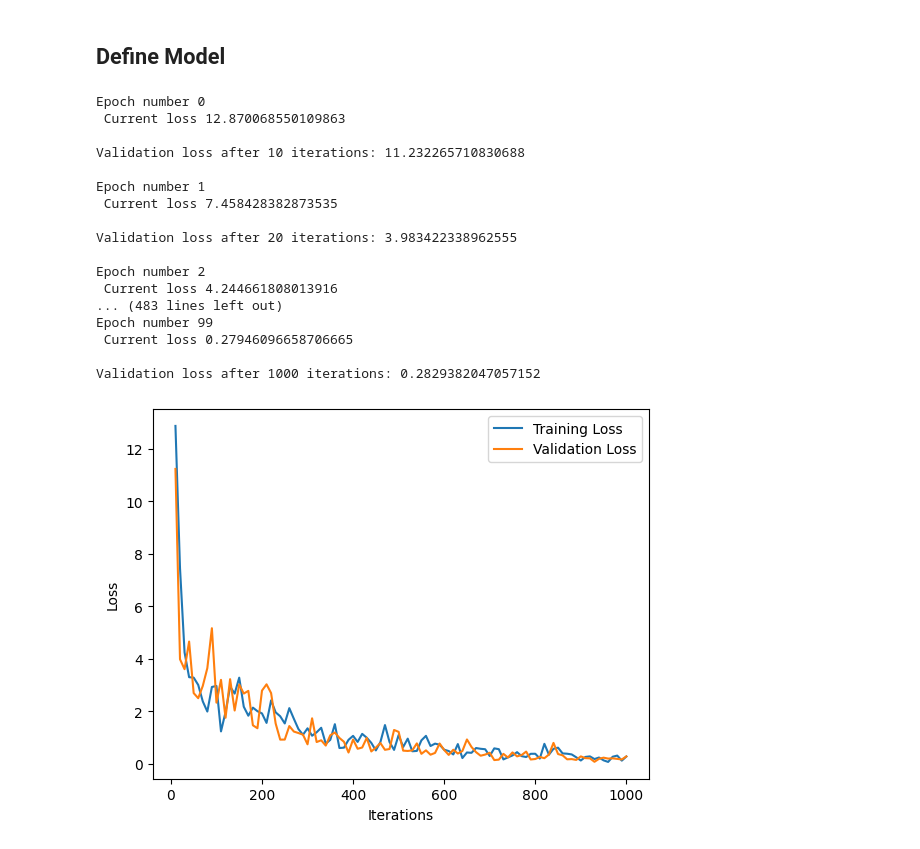
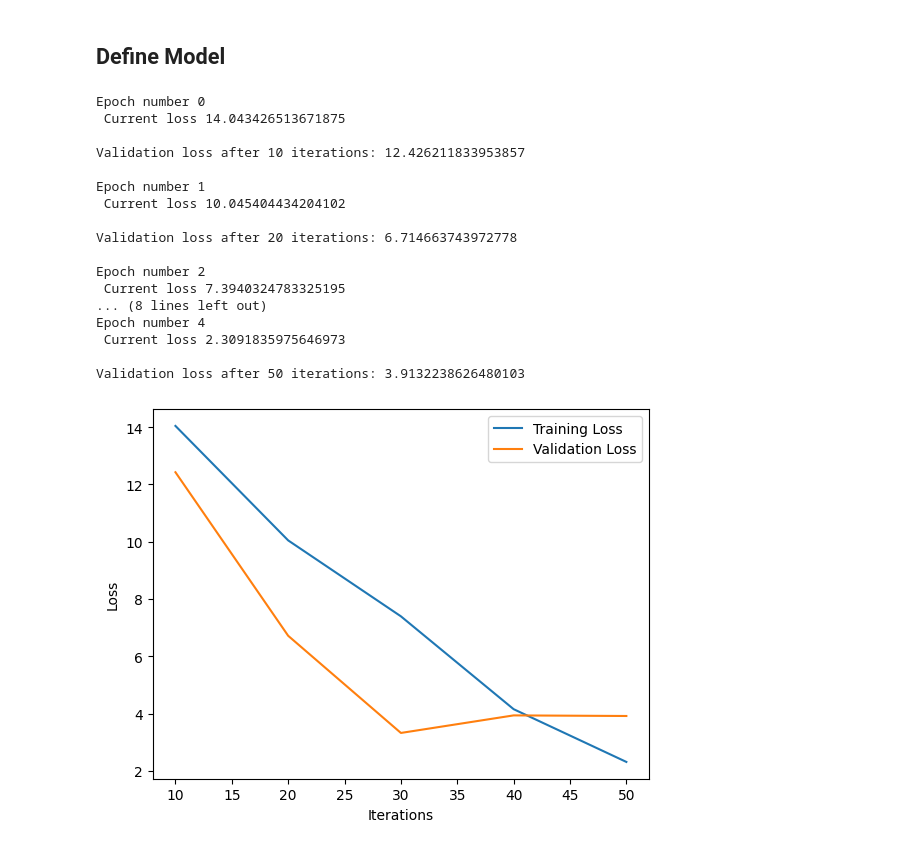
Before and after one commit to Schmiddi3110/DeepVisionProject, a Jupyter notebook: DeepVisionProject.ipynb, the cells around one changed output. Cells and saved outputs as stored; diff of their text form; code cells hidden in the pictures.

```diff
--- a/DeepVisionProject.ipynb
+++ b/DeepVisionProject.ipynb
@@ -398,29 +268,32 @@ def show_plot(counter, loss_history, val_loss_history):
 # %%
+import SiameseFaceNetwork
 # Load the training dataset
 face_train_loader = DataLoader(face_train_dataset, shuffle=True, num_workers=8, batch_size=64)
 face_valid_loader = DataLoader(face_valid_dataset, shuffle=True, num_workers=8, batch_size=64)
+face_test_loader = DataLoader(face_test_dataset, shuffle=True, num_workers=8, batch_size=64)
 
-face_net = SiameseNetwork().cuda()
+face_net = SiameseFaceNetwork.SiameseFaceNetwork()#.cuda()
 criterion = ContrastiveLoss()
 optimizer = optim.Adam(face_net.parameters(), lr = 0.0005 )
-train(face_train_loader, face_valid_loader, face_net, optimizer, criterion)
-test_loss = evaluate_test(face_test_dataset, face_net, criterion)
+face_net.train_network(train_loader = face_train_loader, val_loader = face_valid_loader, net = face_net, optimizer = optimizer, criterion = criterion, epochs = 5)
+
+test_loss = face_net.evaluate_test(face_test_loader, face_net, criterion)
 # %% [output]
 Epoch number 0
- Current loss 12.870068550109863
+ Current loss 14.043426513671875
 
-Validation loss after 10 iterations: 11.232265710830688
+Validation loss after 10 iterations: 12.426211833953857
 
 Epoch number 1
- Current loss 7.458428382873535
+ Current loss 10.045404434204102
 
-Validation loss after 20 iterations: 3.983422338962555
+Validation loss after 20 iterations: 6.714663743972778
 
 Epoch number 2
- Current loss 4.244661808013916
-... (483 lines left out)
-Epoch number 99
- Current loss 0.27946096658706665
+ Current loss 7.3940324783325195
+... (8 lines left out)
+Epoch number 4
+ Current loss 2.3091835975646973
 
-Validation loss after 1000 iterations: 0.2829382047057152
+Validation loss after 50 iterations: 3.9132238626480103
-[figure, old version]
+[figure, new version]
```
Also changed, not shown: parts of 13 cells of this notebook, 4 other files.
